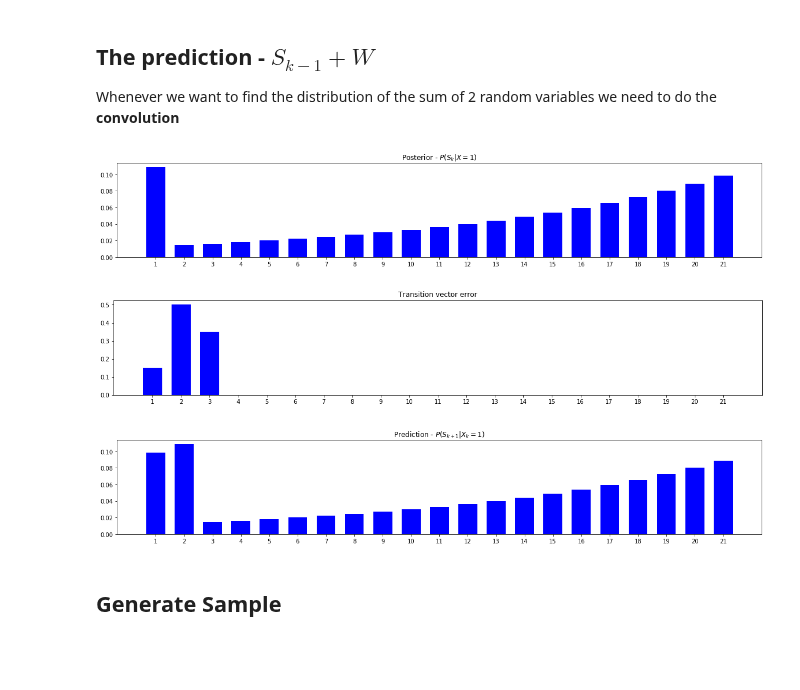
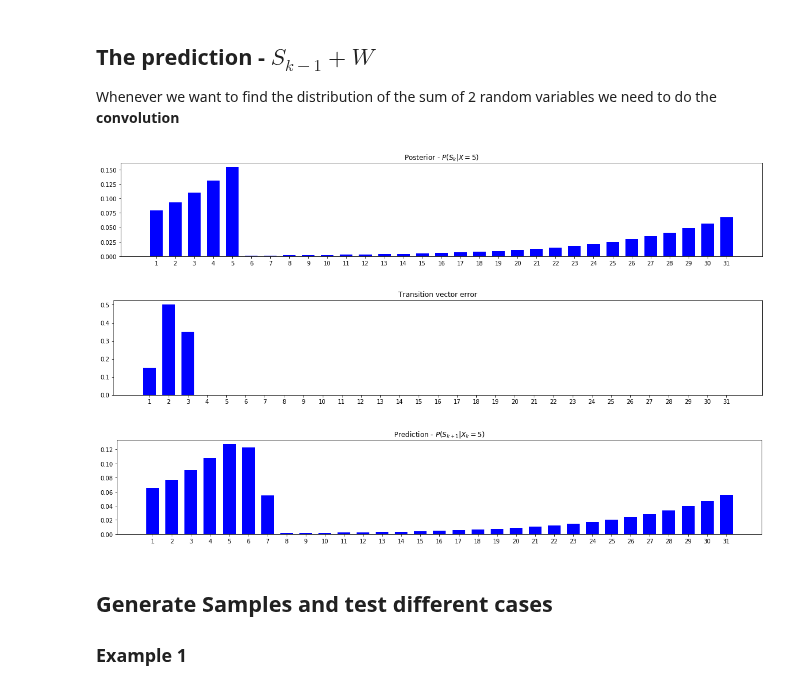
Before and after one commit to jganzabal/Kalman-as-Recursive-Bayesian-Estimation, a Jupyter notebook: Additive noise Histogram Filters.ipynb, the cells around one changed output. Cells and saved outputs as stored; diff of their text form; code cells hidden in the pictures; blank space fills up the shorter version.

```diff
--- a/Additive noise Histogram Filters.ipynb
+++ b/Additive noise Histogram Filters.ipynb
@@ -14,6 +14,6 @@ from histogram_filters_helper import plot_distribution
 # %% [markdown]
 ## Generative Model - HMM
 # %%
-N = 21
+N = 31
 robot.plot_robot_room(N = N, loc = 2)
 # %% [output]
@@ -137,7 +137,7 @@ def update(p, X, likelihood):
     normalized = posterior/posterior.sum()
     return normalized
 # %%
-X = 1
+X = 5
 p = np.ones(N)/N
 posterior = update(p, X, likelihood)
 plot_distribution(p, title="Prior - $P(S_k)$")
@@ -160,13 +160,14 @@ def convolve(x1, x2):
 # %%
 plot_distribution(posterior, title="Posterior - $P(S_k|X=%d)$"%X)
 plot_distribution(W, title="Transition vector error")
-prediction = convolve(posterior, Wpw)
+prediction = convolve(posterior, W)
 plot_distribution(prediction, title="Prediction - $P(S_{k+1}|X_k=%d)$"%X)
 # %% [output]
-[figure, old version]
+[figure, new version]
-[figure, old version]
+[figure, new version]
-[figure, old version]
+[figure, new version]
-# %% [markdown]
-## Generate Sample
+# %% [markdown]
+## Generate Samples and test different cases
+### Example 1
 # %%
 N = 33
```
Also changed, not shown: parts of 15 cells of this notebook, 2 other files.
